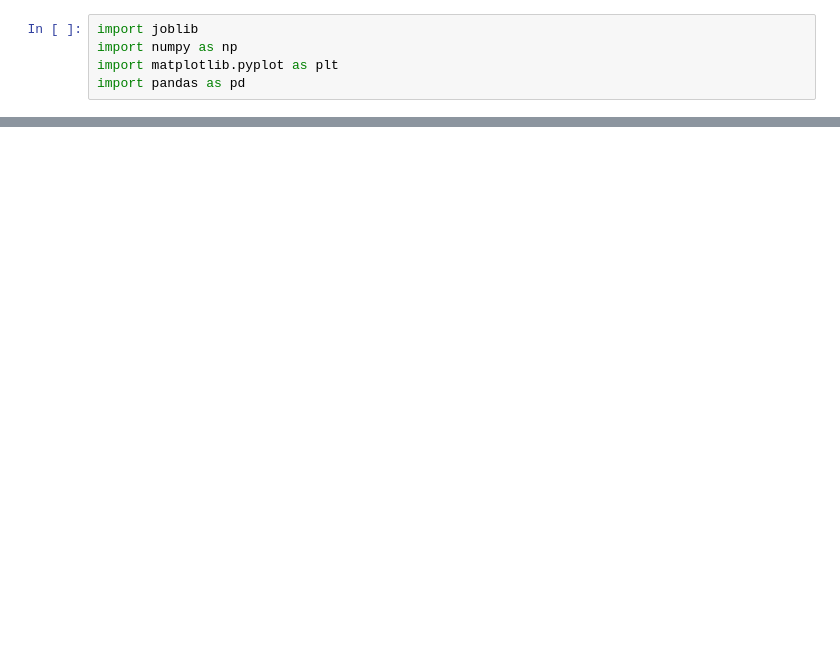
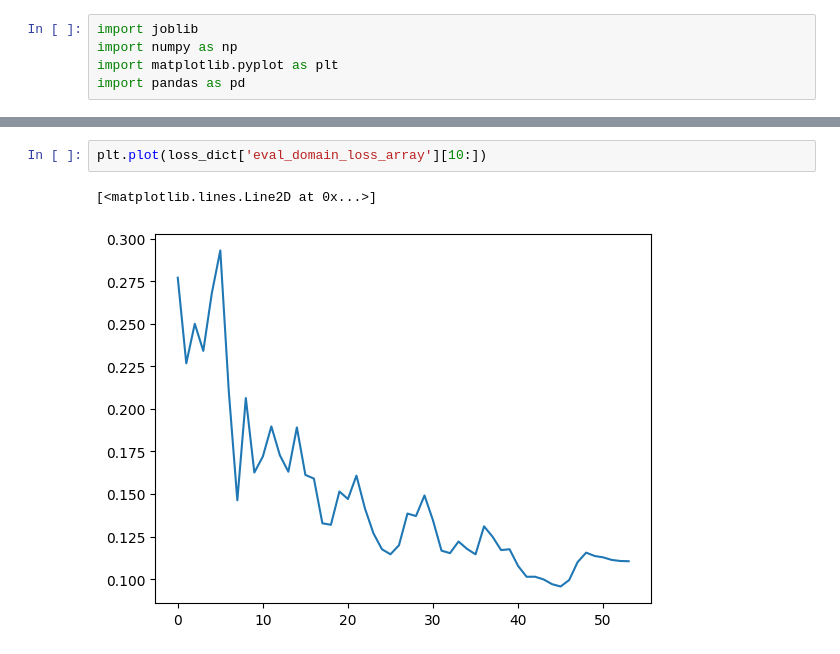
Before and after one commit to tangpan360/logwangwang, a Jupyter notebook: loss_plot.ipynb, the cells around one changed output, grey strips where cells are left out. Cells and saved outputs as stored; diff of their text form; blank space fills up the shorter version.

```diff
--- a/loss_plot.ipynb
+++ b/loss_plot.ipynb
@@ -51,0 +44,5 @@ loss_dict
+# %%
+plt.plot(loss_dict['eval_domain_loss_array'][10:])
+# %% [output]
+[<matplotlib.lines.Line2D at 0x...>]
+[figure, added]
```
Also changed, not shown: parts of 8 cells of this notebook, 7 other files.
